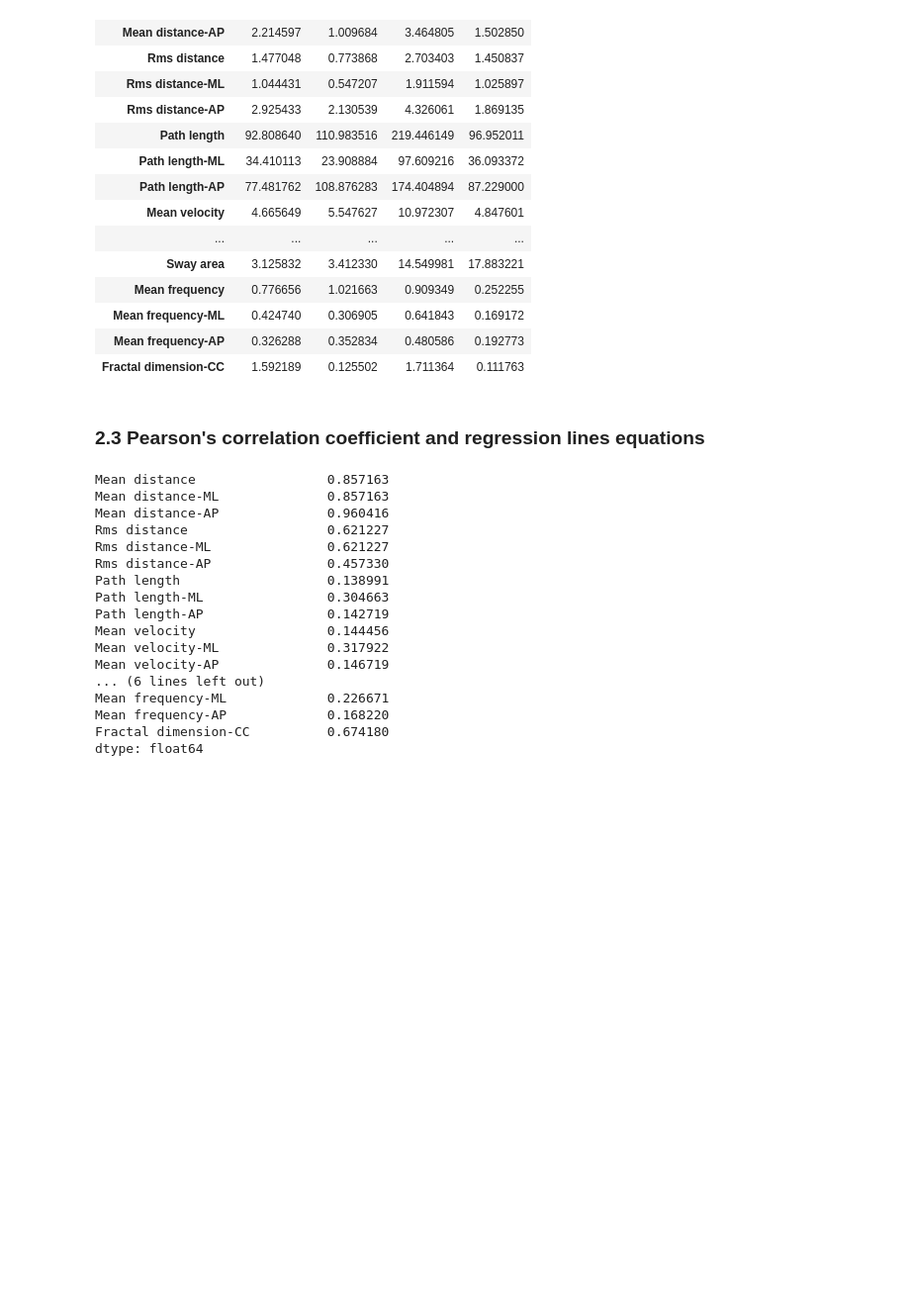
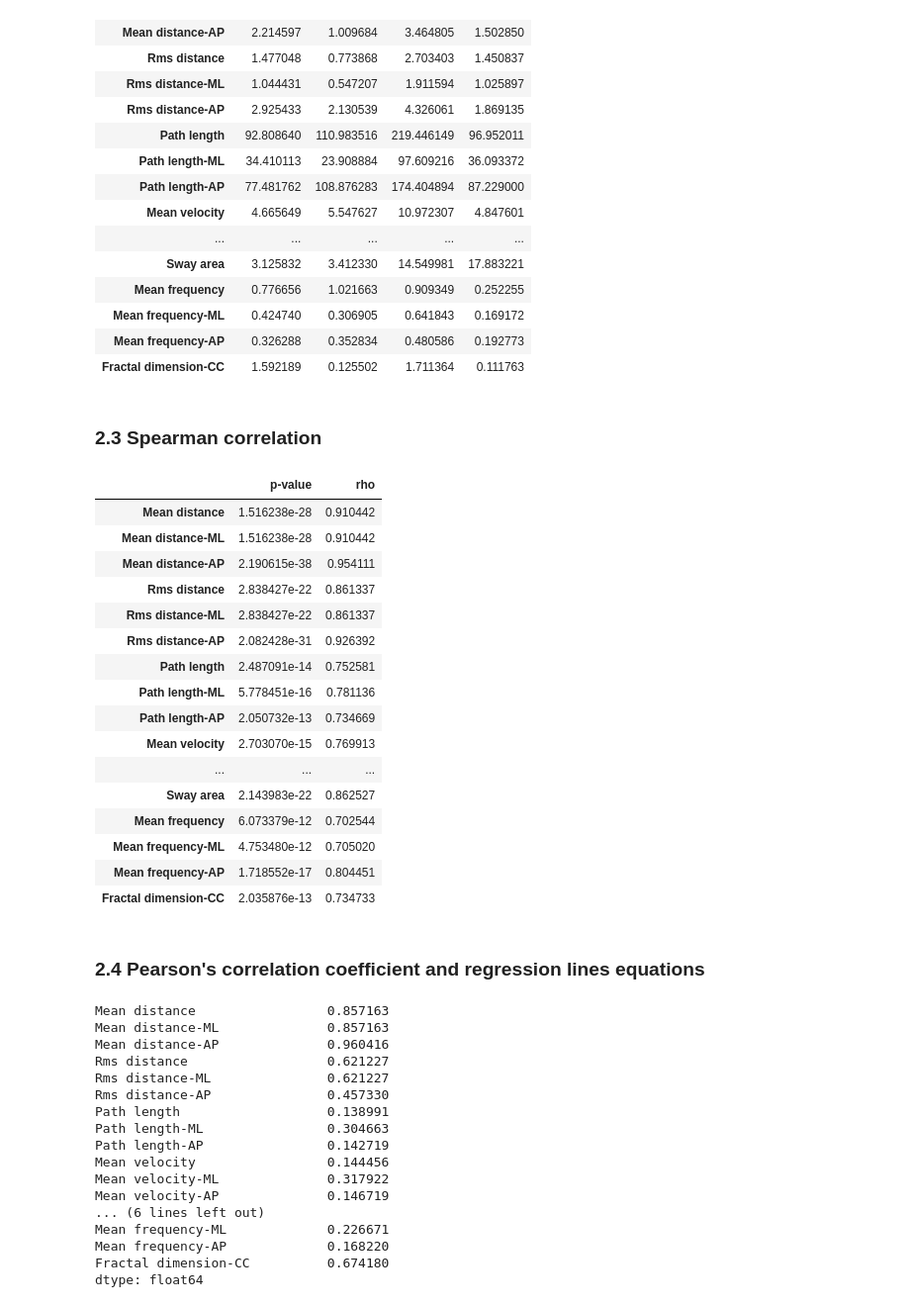
Before and after one commit to Antoninj/master_thesis, a Jupyter notebook: notebooks/feature_results_statistical_analysis.ipynb, the cells around one changed output. Shown: that part at 99% size. Saved outputs shown, nothing was run; the diff lists cells and outputs as text; code cells hidden in the pictures; blank space fills up the shorter version.

```diff
--- a/notebooks/feature_results_statistical_analysis.ipynb
+++ b/notebooks/feature_results_statistical_analysis.ipynb
@@ -189,8 +189,56 @@ time_domain_results
 | Mean frequency-ML | 0.424740 | 0.306905 | 0.641843 | 0.169172 |
 | Mean frequency-AP | 0.326288 | 0.352834 | 0.480586 | 0.192773 |
 | Fractal dimension-CC | 1.592189 | 0.125502 | 1.711364 | 0.111763 |
+# %% [markdown]
+### 2.3 Spearman correlation
+# %%
+def compute_spearman_correlation(df1, df2):
+    result_dict = {}
+    # Loop over each feature
+    for column in df1.columns:
+        x = df1[column]
+        y = df2[column]
+
+        try:
+            # Compute the spearman coefficient(rho) and the corresponding p-value
+            rho, p_value = stats.spearmanr(x, y, nan_policy="propagate")
+
+            # Store the results
+            result_dict[column] = {}
+            result_dict[column]["rho"] = rho
+            result_dict[column]["p-value"] = p_value
+
+        except (RuntimeWarning, Exception) as err:
+            logger.error("Problem with feature: {}.\n{}".format(column, err), exc_info=True, stack_info=True)
+            pass
+
+    return result_dict
+# %%
+time_spearman_results = compute_spearman_correlation(wbb_time, fp_time)
+# %%
+time_spearman_results_df = pd.DataFrame.from_dict(time_spearman_results).transpose()
+# %%
+time_spearman_results_df
+# %% [output]
+|  | p-value | rho |
+| Mean distance | 1.516238e-28 | 0.910442 |
+| Mean distance-ML | 1.516238e-28 | 0.910442 |
+| Mean distance-AP | 2.190615e-38 | 0.954111 |
+| Rms distance | 2.838427e-22 | 0.861337 |
+| Rms distance-ML | 2.838427e-22 | 0.861337 |
+| Rms distance-AP | 2.082428e-31 | 0.926392 |
+| Path length | 2.487091e-14 | 0.752581 |
+| Path length-ML | 5.778451e-16 | 0.781136 |
+| Path length-AP | 2.050732e-13 | 0.734669 |
+| Mean velocity | 2.703070e-15 | 0.769913 |
+| ... | ... | ... |
+| Sway area | 2.143983e-22 | 0.862527 |
+| Mean frequency | 6.073379e-12 | 0.702544 |
+| Mean frequency-ML | 4.753480e-12 | 0.705020 |
+| Mean frequency-AP | 1.718552e-17 | 0.804451 |
+| Fractal dimension-CC | 2.035876e-13 | 0.734733 |
 # %% [markdown]
-### 2.3 Pearson's correlation coefficient and regression lines equations
+### 2.4 Pearson's correlation coefficient and regression lines equations
 # %%
 coeffs = fp_time.corrwith(wbb_time)
 # %%
```
Also changed, not shown: parts of 16 cells of this notebook, 5 other files.
